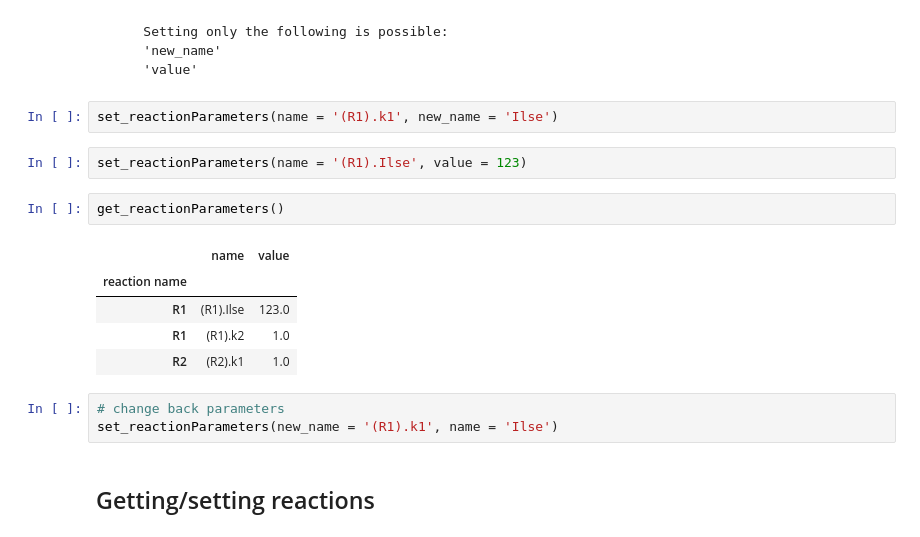
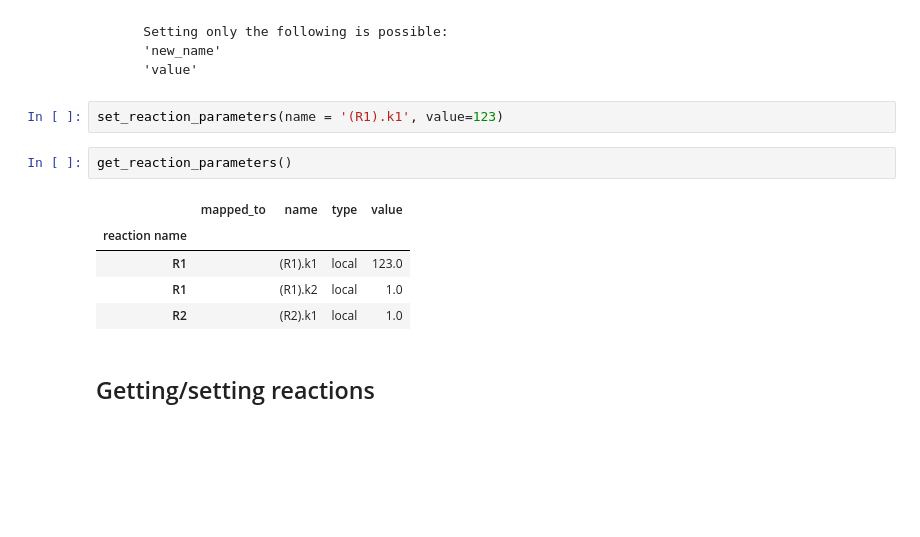
Before and after one commit to copasi/basico, a Jupyter notebook: examples/Getting and setting reaction parameters,reactions and metabolites with Basico.ipynb, the cells around one changed output. Saved outputs shown, nothing was run; the diff lists cells and outputs as text; blank space fills up the shorter version.

```diff
--- a/examples/Getting and setting reaction parameters,reactions and metabolites with Basico.ipynb
+++ b/examples/Getting and setting reaction parameters,reactions and metabolites with Basico.ipynb
@@ -103,20 +108,15 @@ get_reactionParameters()
         'new_name'
         'value'
 # %%
-set_reactionParameters(name = '(R1).k1', new_name = 'Ilse')
+set_reaction_parameters(name = '(R1).k1', value=123)
-# %%
-set_reactionParameters(name = '(R1).Ilse', value = 123)
-# %%
-get_reactionParameters()
-# %% [output]
-|  | name | value |
-| reaction name |  |  |
-| R1 | (R1).Ilse | 123.0 |
-| R1 | (R1).k2 | 1.0 |
-| R2 | (R2).k1 | 1.0 |
-# %%
-# change back parameters
-set_reactionParameters(new_name = '(R1).k1', name = 'Ilse')
+# %%
+get_reaction_parameters()
+# %% [output]
+|  | mapped_to | name | type | value |
+| reaction name |  |  |  |  |
+| R1 |  | (R1).k1 | local | 123.0 |
+| R1 |  | (R1).k2 | local | 1.0 |
+| R2 |  | (R2).k1 | local | 1.0 |
 # %% [markdown]
 ## Getting/setting reactions
 # %%
```
Also changed, not shown: parts of 13 cells of this notebook, 3 other files.
